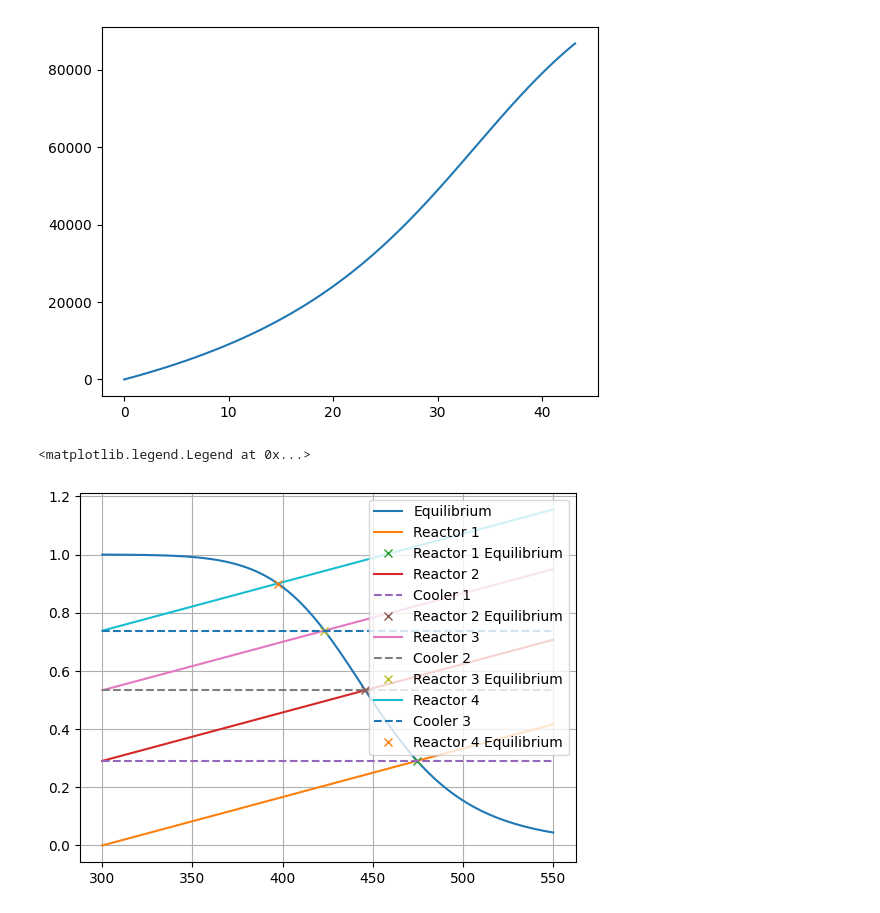
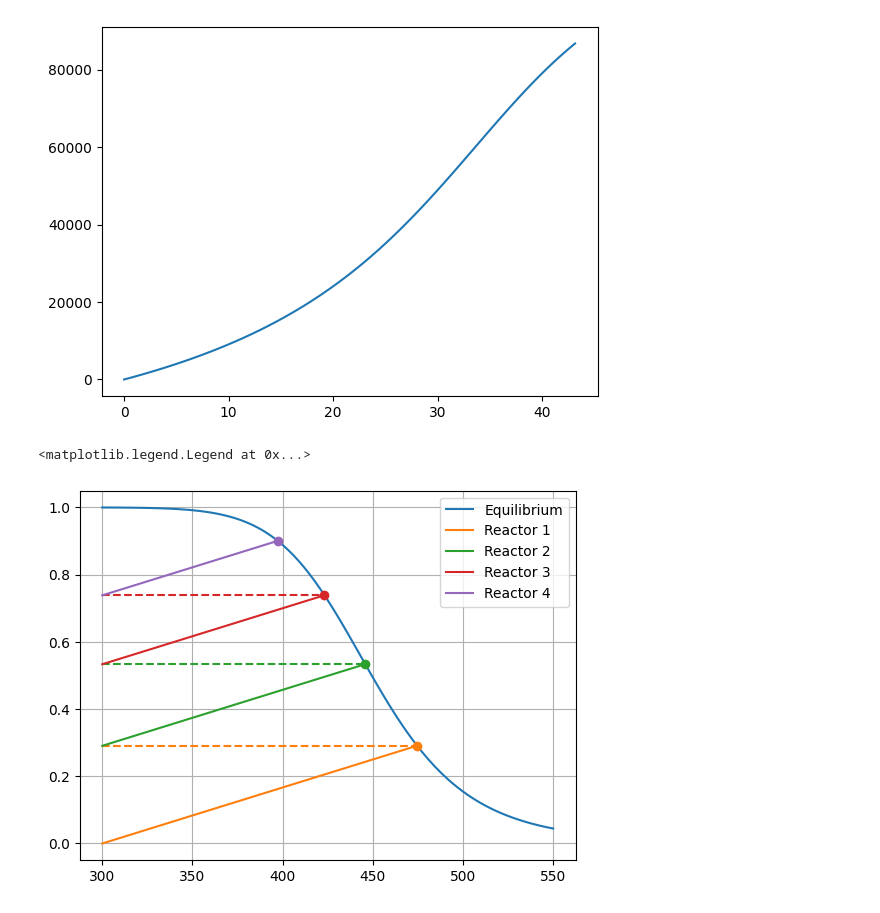
Before and after one commit to nibhscripta/Spring-2023, a Jupyter notebook: CHEN 364/CHEN 364 HW6/CHEN364_HW5.ipynb, the cells around one changed output. Drawn from its saved outputs; the diff is of its cells as text; code cells hidden in the pictures.

```diff
--- a/CHEN 364/CHEN 364 HW6/CHEN364_HW5.ipynb
+++ b/CHEN 364/CHEN 364 HW6/CHEN364_HW5.ipynb
@@ -56,6 +56,9 @@ plt.plot(sol.t, Q(X, T)/1000)
 [<matplotlib.lines.Line2D at 0x...>]
 [figure]
 # %%
+plt.grid(visible=True, which='both', axis='both')
+
+# Definitions
 K_0 = 500000
 H = -30000 * 4.184
 X = lambda K: np.sqrt(K) / (1 + np.sqrt(K))
@@ -63,11 +66,14 @@ K = lambda T: K_0 * np.exp(H/8.314 * (1/(50+273.15) - 1/T))
 T = lambda X: 600 * X + 300.15
 X_T = lambda T: (T - 300.15) / 600
 
+# Range for equilibrium plot
 T_ran = np.linspace(300, 550, 100)
 
 plt.plot(T_ran, X(K(T_ran)), label="Equilibrium")
-plt.plot(T_ran, X_T(T_ran), label="Reactor 1")
 
+'''
+Reactor 1
+'''
 def sys1(x):
     f = x*0
 
@@ -78,12 +84,15 @@ def sys1(x):
 
 point_1 = fsolve(sys1, [300, 0.3])
 
-plt.plot(point_1[0], point_1[1], 'x', label="Reactor 1 Equilibrium")
-plt.grid(visible=True, which='both', axis='both')
+T_r1 = np.linspace(300, point_1[0], 100)
 
-plt.plot(T_ran, X_T(T_ran)+point_1[1], label="Reactor 2")
-plt.plot(T_ran, np.ones(len(T_ran))*point_1[1], '--', label="Cooler 1")
+plt.plot(T_r1, X_T(T_r1), color="tab:orange", label="Reactor 1")
+plt.plot(point_1[0], point_1[1], 'o', color="tab:orange")
+plt.plot(T_r1, np.ones(len(T_r1))*point_1[1], '--', color="tab:orange")
 
+'''
+Reactor 2
+'''
 def sys2(x):
     f = x*0
 
@@ -93,43 +102,55 @@ def sys2(x):
     return f
 
 point_2 = fsolve(sys2, [point_1[0], 0.5])
-plt.plot(point_2[0], point_2[1], 'x', label="Reactor 2 Equilibrium")
 
-plt.plot(T_ran, X_T(T_ran)+point_2[1], label="Reactor 3")
-plt.plot(T_ran, np.ones(len(T_ran))*point_2[1], '--', label="Cooler 2")
+T_r2 = np.linspace(300, point_2[0], 100)
 
+plt.plot(T_r2, X_T(T_r2)+point_1[1], color="tab:green", label="Reactor 2")
+plt.plot(point_2[0], point_2[1], 'o', color="tab:green")
+plt.plot(T_r2, np.ones(len(T_r2))*point_2[1], '--', color="tab:green")
+
+'''
+Reactor 3
+'''
 def sys3(x):
     f = x*0
 
     f[0] = T(x[1] - point_2[1]) - x[0]
     f[1] = X(K(x[0])) - x[1]
 
     return f
 
 point_3 = fsolve(sys3, [point_2[0], 0.5])
-plt.plot(point_3[0], point_3[1], 'x', label="Reactor 3 Equilibrium")
 
-plt.plot(T_ran, X_T(T_ran)+point_3[1], label="Reactor 4")
-plt.plot(T_ran, np.ones(len(T_ran))*point_3[1], '--', label="Cooler 3")
+T_r3 = np.linspace(300, point_3[0], 100)
 
+plt.plot(T_r3, X_T(T_r3)+point_2[1], color="tab:red", label="Reactor 3")
+plt.plot(point_3[0], point_3[1], 'o', color="tab:red")
+plt.plot(T_r3, np.ones(len(T_r3))*point_3[1], '--', color="tab:red")
+
+'''
+Reactor 4
+'''
 def sys4(x):
     f = x*0
 
     f[0] = T(x[1] - point_3[1]) - x[0]
     f[1] = X(K(x[0])) - x[1]
 
     return f
 
 point_4 = fsolve(sys4, [point_3[0], 0.5])
-plt.plot(point_4[0], point_4[1], 'x', label="Reactor 4 Equilibrium")
 
-# plt.plot(T_ran, X_T(T_ran)+point_3[1])
-# plt.plot(T_ran, np.ones(len(T_ran))*point_4[1], '--')
+T_r4 = np.linspace(300, point_4[0], 100)
+
+plt.plot(T_r4, X_T(T_r4)+point_3[1], color="tab:purple", label="Reactor 4")
+plt.plot(point_4[0], point_4[1], 'o', color="tab:purple")
+
 
 plt.legend()
 # %% [output]
 <matplotlib.legend.Legend at 0x...>
-[figure, old version]
+[figure, new version]
 # %%
 k = lambda T: np.exp(20000 * (1/400 - 1/T))
 H = -80000 * 4.184
```
Also changed, not shown: parts of 1 cell of this notebook, 15 other files.
